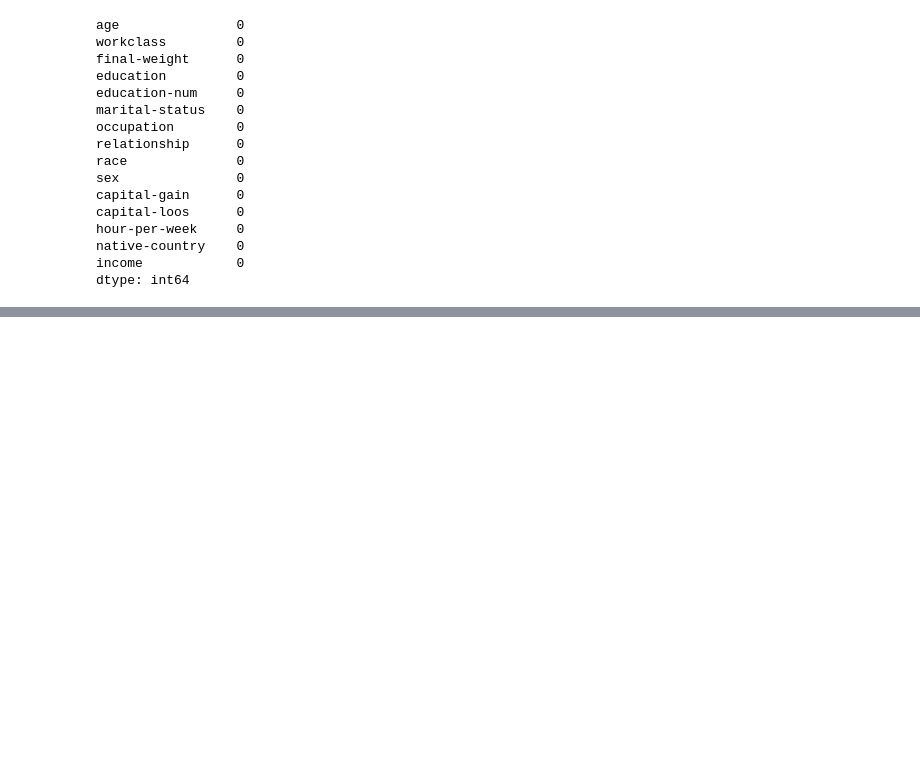
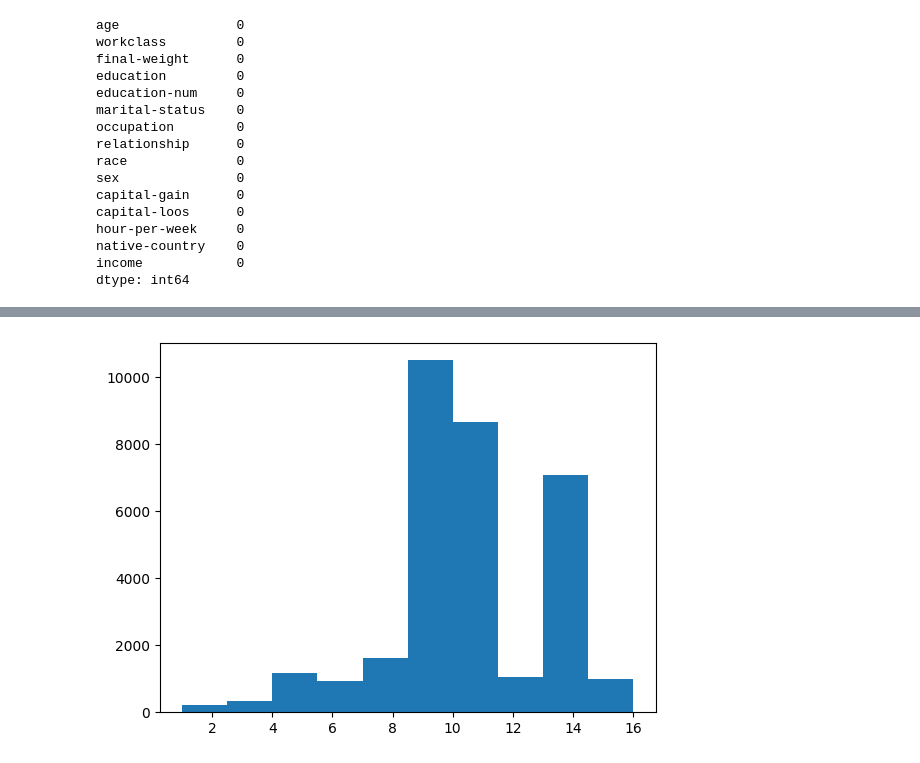
Before and after one commit to WallaceSantana79/Aula-POO-Java-, a Jupyter notebook: Untitled1.ipynb, the cells around one changed output, grey strips where cells are left out. Cells and saved outputs as stored; diff of their text form; code cells hidden in the pictures; blank space fills up the shorter version.

```diff
--- a/Untitled1.ipynb
+++ b/Untitled1.ipynb
@@ -396,0 +411,4 @@ dtype: int64
+# %%
+plt.hist(x=base_census['education-num']);
+# %% [output]
+[figure, added]
```
Also changed, not shown: parts of 9 cells of this notebook.
